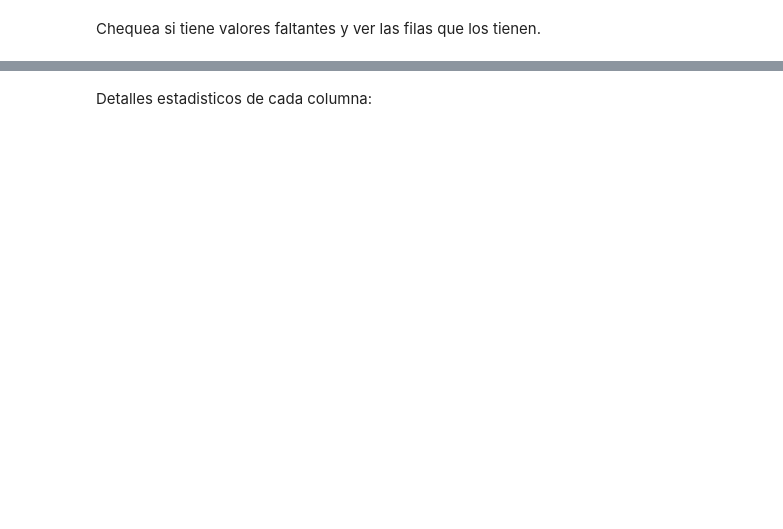
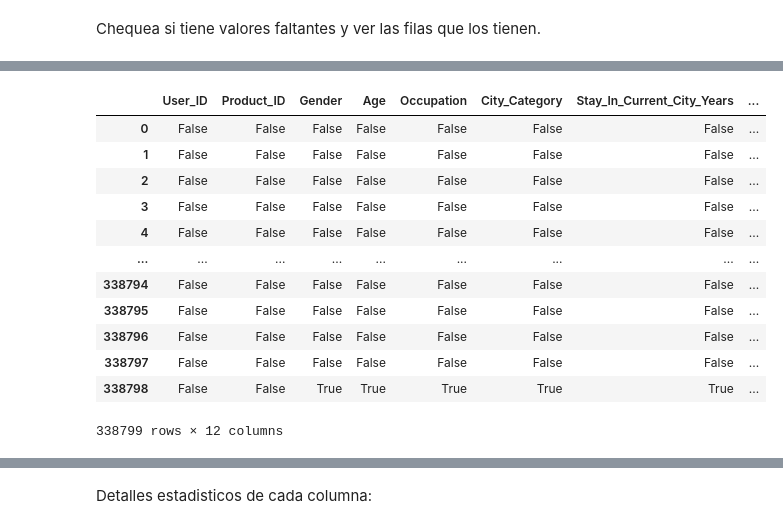
Before and after one commit to Flor-Si/Trabajos, a Jupyter notebook: TP8 -Notebook_8.ipynb, the cells around one changed output, grey strips where cells are left out. Cells and saved outputs as stored; diff of their text form; code cells hidden in the pictures; blank space fills up the shorter version.

```diff
--- a/TP8 -Notebook_8.ipynb
+++ b/TP8 -Notebook_8.ipynb
@@ -40,4 +40,4 @@ Aunque muchas veces se omite el `delimiter` si el archivo esta separado por coma
 # %% [markdown]
 Lee el archivo csv `bkackfriday.csv` usando `pandas`. Guardalo en una variable llamada `blackfriday`.
 # %%
-blackfriday = pd.read_csv('blackfriday.csv')
+blackfriday = pd.read_csv('/content/BlackFriday.csv')
@@ -125,0 +104,17 @@ blackfriday[blackfriday['Gender'].isna()]
+# %%
+blackfriday.isna() # Acá repetimos el valor de arriba pero lo que vamos realizando es solo que nos muestren los valores nulos cuando sale la sigle "TRUE"
+#solo indica si la celda esta vacia "NaN", mientras las función isna()null. Se utiliza para valores RAID NUMERICOS
+# %% [output]
+|  | User_ID | Product_ID | Gender | Age | Occupation | City_Category | Stay_In_Current_City_Years | ... |
+| 0 | False | False | False | False | False | False | False | ... |
+| 1 | False | False | False | False | False | False | False | ... |
+| 2 | False | False | False | False | False | False | False | ... |
+| 3 | False | False | False | False | False | False | False | ... |
+| 4 | False | False | False | False | False | False | False | ... |
+| ... | ... | ... | ... | ... | ... | ... | ... | ... |
+| 338794 | False | False | False | False | False | False | False | ... |
+| 338795 | False | False | False | False | False | False | False | ... |
+| 338796 | False | False | False | False | False | False | False | ... |
+| 338797 | False | False | False | False | False | False | False | ... |
+| 338798 | False | False | True | True | True | True | True | ... |
+338799 rows × 12 columns
```
Also changed, not shown: parts of 16 cells of this notebook.
